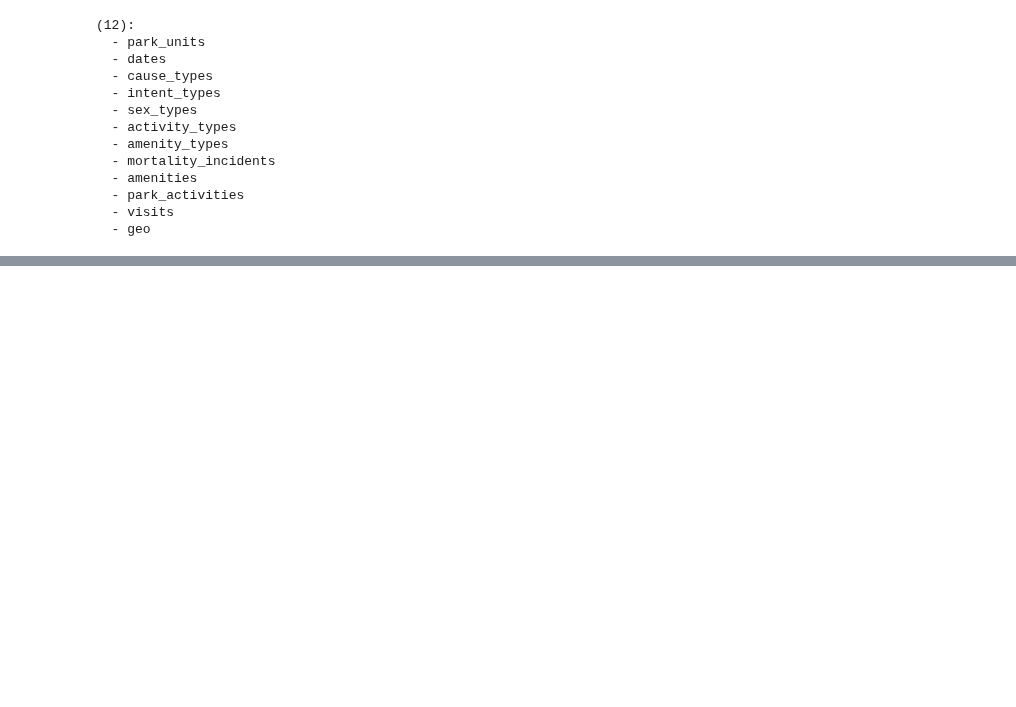
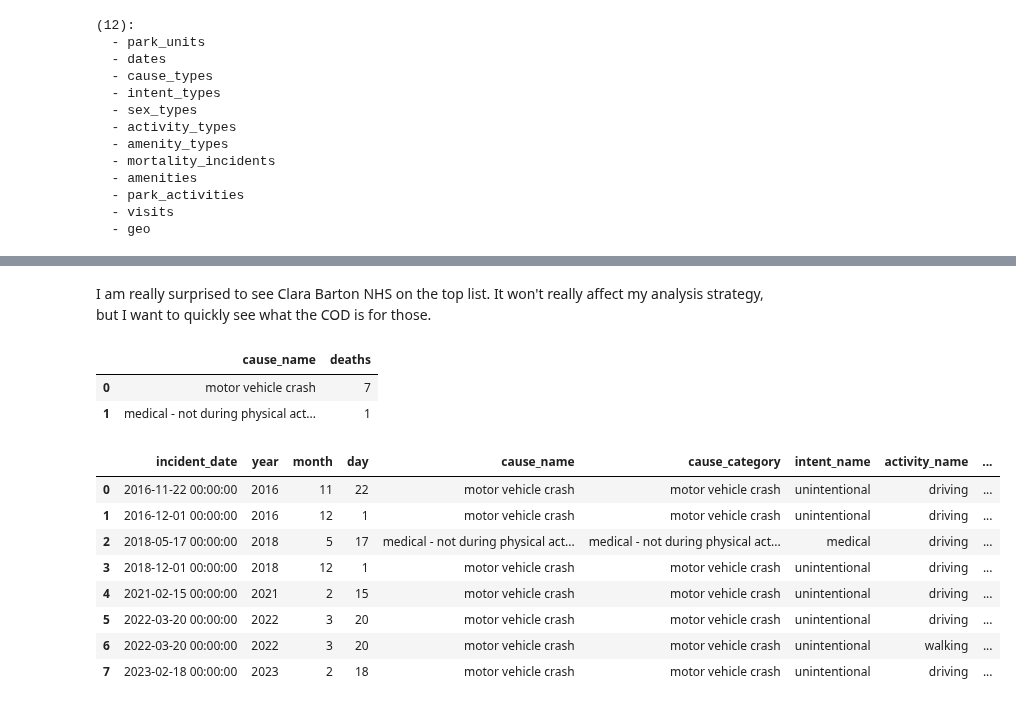
Before and after one commit to jeccalong/NPS_Mortality_Analysis, a Jupyter notebook: Notebooks/analysis.ipynb, the cells around one changed output, grey strips where cells are left out. Saved outputs shown, nothing was run; the diff lists cells and outputs as text; code cells hidden in the pictures; blank space fills up the shorter version.

```diff
--- a/Notebooks/analysis.ipynb
+++ b/Notebooks/analysis.ipynb
@@ -38,0 +145,56 @@ for table in tables['name']:
+# %% [markdown]
+I am really surprised to see Clara Barton NHS on the top list. It won't really affect my analysis strategy, but I want to quickly see what the COD is for those.
+# %%
+check_clara = """
+SELECT
+    ct.cause_name,
+    COUNT(*) as deaths
+FROM mortality_incidents mi
+JOIN park_units pu ON mi.park_id = pu.park_id
+JOIN cause_types ct ON mi.cause_id = ct.cause_id
+WHERE pu.key_code = 'clba'
+GROUP BY ct.cause_name
+ORDER BY deaths DESC;
+"""
+
+df_clara_causes = pd.read_sql(check_clara, conn)
+df_clara_causes
+# %% [output]
+|  | cause_name | deaths |
+| 0 | motor vehicle crash | 7 |
+| 1 | medical - not during physical act... | 1 |
+# %%
+clara_all = """
+SELECT
+    mi.incident_date,
+    d.year,
+    d.month,
+    d.day,
+    ct.cause_name,
+    ct.cause_category,
+    it.intent_name,
+    at.activity_name,
+    mi.age_min,
+    mi.age_max
+FROM mortality_incidents AS mi
+JOIN park_units      AS pu ON mi.park_id    = pu.park_id
+LEFT JOIN dates      AS d  ON mi.date_id    = d.date_id
+LEFT JOIN cause_types     AS ct ON mi.cause_id   = ct.cause_id
+LEFT JOIN intent_types    AS it ON mi.intent_id  = it.intent_id
+LEFT JOIN activity_types  AS at ON mi.activity_id = at.activity_id
+WHERE pu.key_code = 'clba'
+ORDER BY mi.incident_date;
+"""
+
+df_clara_all = pd.read_sql(clara_all, conn)
+df_clara_all
+# %% [output]
+|  | incident_date | year | month | day | cause_name | cause_category | intent_name | activity_name | ... |
+| 0 | 2016-11-22 00:00:00 | 2016 | 11 | 22 | motor vehicle crash | motor vehicle crash | unintentional | driving | ... |
+| 1 | 2016-12-01 00:00:00 | 2016 | 12 | 1 | motor vehicle crash | motor vehicle crash | unintentional | driving | ... |
+| 2 | 2018-05-17 00:00:00 | 2018 | 5 | 17 | medical - not during physical act... | medical - not during physical act... | medical | driving | ... |
+| 3 | 2018-12-01 00:00:00 | 2018 | 12 | 1 | motor vehicle crash | motor vehicle crash | unintentional | driving | ... |
+| 4 | 2021-02-15 00:00:00 | 2021 | 2 | 15 | motor vehicle crash | motor vehicle crash | unintentional | driving | ... |
+| 5 | 2022-03-20 00:00:00 | 2022 | 3 | 20 | motor vehicle crash | motor vehicle crash | unintentional | driving | ... |
+| 6 | 2022-03-20 00:00:00 | 2022 | 3 | 20 | motor vehicle crash | motor vehicle crash | unintentional | walking | ... |
+| 7 | 2023-02-18 00:00:00 | 2023 | 2 | 18 | motor vehicle crash | motor vehicle crash | unintentional | driving | ... |
```
Also changed, not shown: parts of 14 cells of this notebook.
